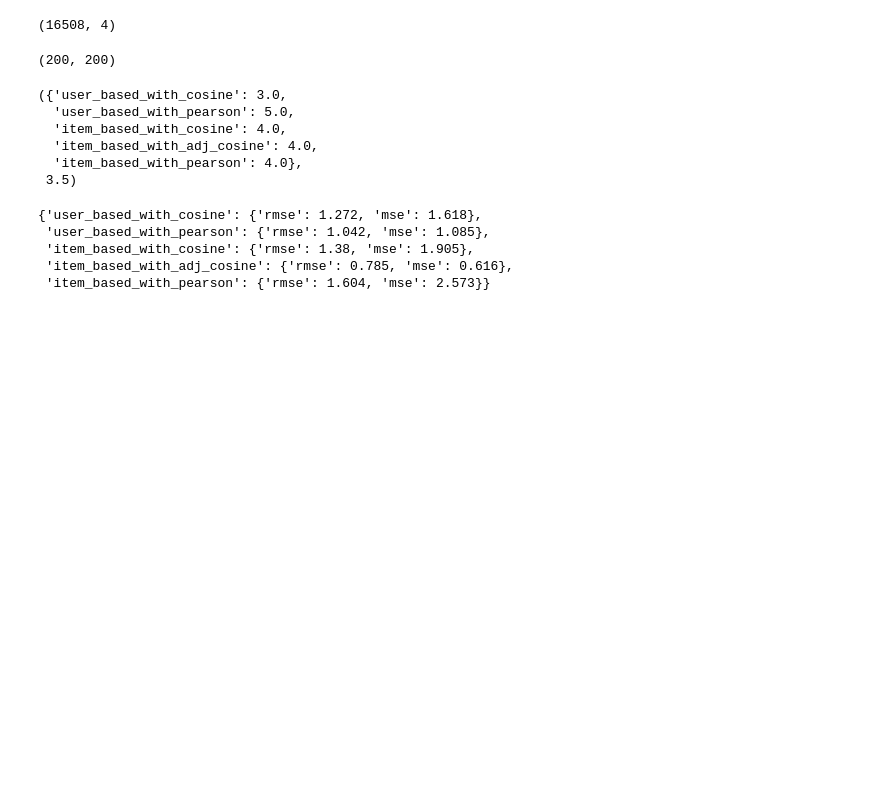
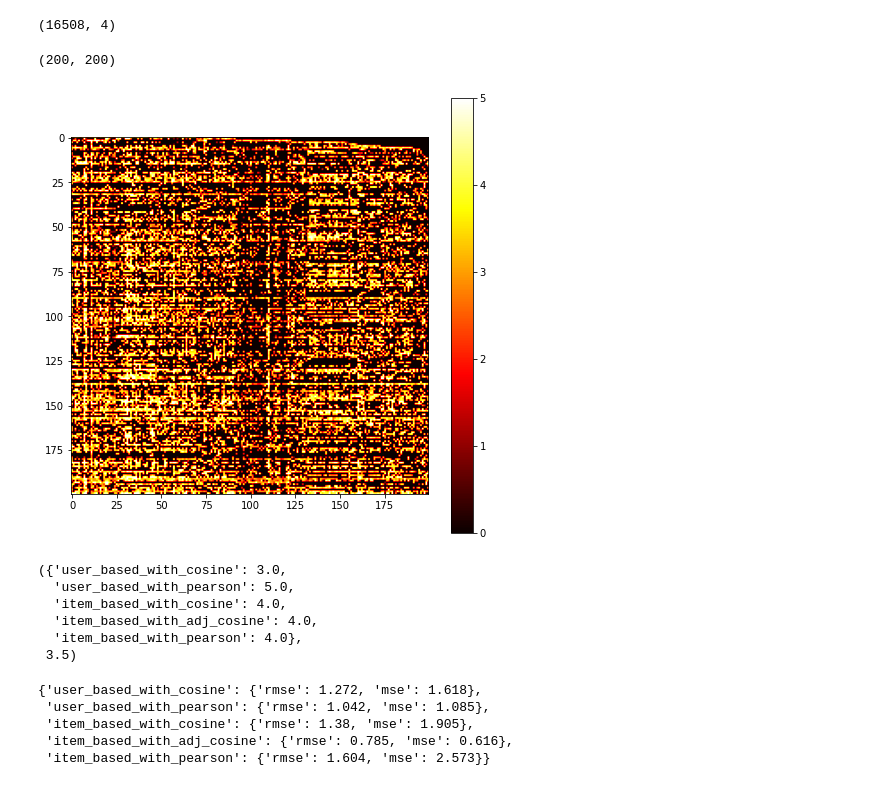
Before and after one commit to adrianmarino/cf-rec-sys-examples, a Jupyter notebook: cf_rec_sys_examples.ipynb, the cells around one changed output. Drawn from its saved outputs; the diff is of its cells as text; code cells hidden in the pictures; blank space fills up the shorter version.

```diff
--- a/cf_rec_sys_examples.ipynb
+++ b/cf_rec_sys_examples.ipynb
@@ -392,6 +392,10 @@ rm = RatingsMatrix.from_df(ratings, ['user_seq', 'movie_seq', 'rating'])
 rm.shape
 # %% [output]
 (200, 200)
+# %%
+rm.plot((8, 8))
+# %% [output]
+[figure, added]
 # %%
 user_ids  = most_common(ratings, 'user_seq', 20)
 movie_ids = most_common(ratings, 'movie_seq', 20)
```
Also changed, not shown: parts of 1 cell of this notebook, 1 other file.
